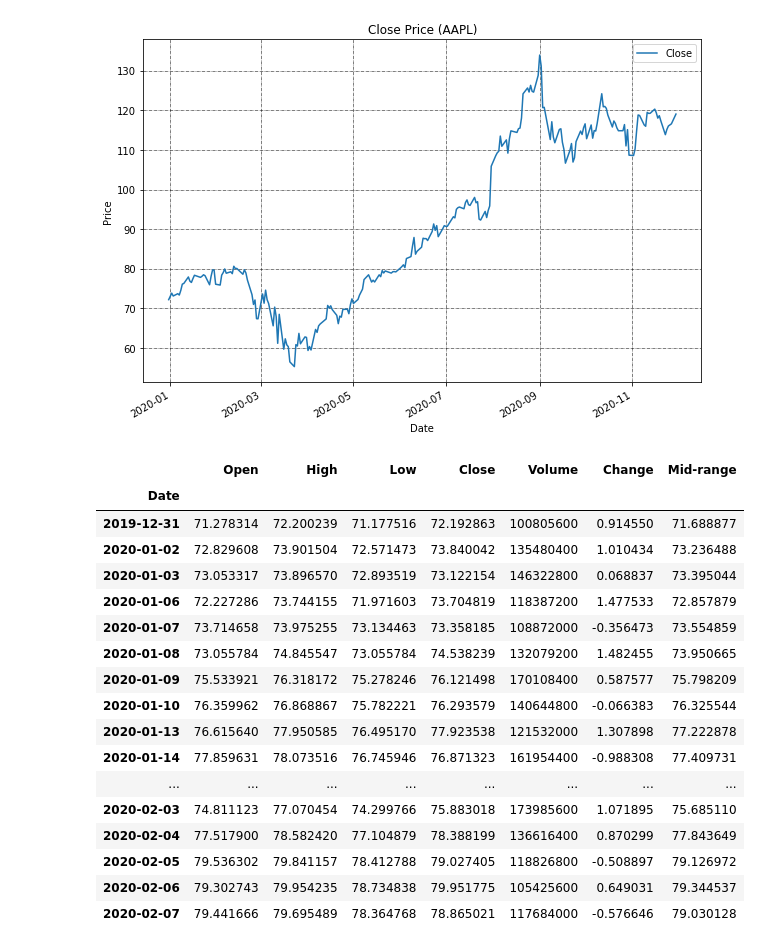
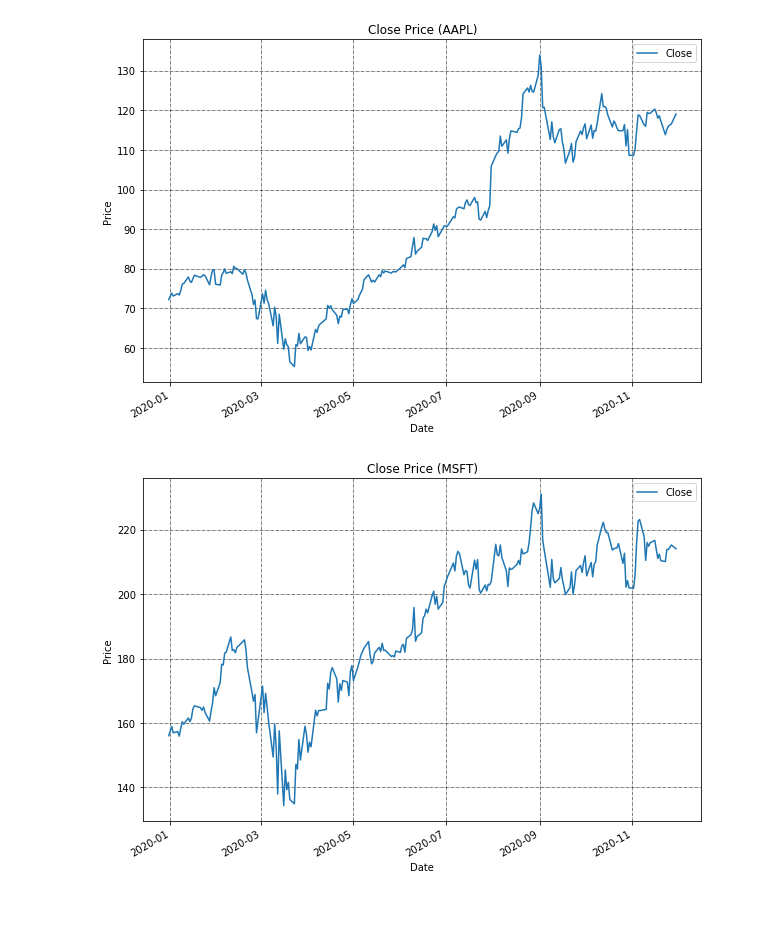
Before and after one commit to datagloves/stock_exchange_project, a Jupyter notebook: Stock_Exchange_Notebook.ipynb, the cells around one changed output. Cells and saved outputs as stored; diff of their text form; code cells hidden in the pictures; blank space fills up the shorter version.

Commit message:
retrieve and plot MSFT & comparison

```diff
--- a/Stock_Exchange_Notebook.ipynb
+++ b/Stock_Exchange_Notebook.ipynb
@@ -35,3 +36,16 @@ else:
     data.to_pickle(DATAFILE_NAME) # save localy
 # %% [output]
 [*********************100%***********************]  1 of 1 completed
+# %%
+#Load Microsoft
+company_name = 'MSFT'
+
+TICKERS = [company_name]
+
+DATAFILE_NAME = "data.pickle1" + company_name
+
+if Path(DATAFILE_NAME).is_file(): # check if we got the datafile already
+    data_ms = pd.read_pickle(DATAFILE_NAME) # read it
+else:
+    data_ms = yf.download(tickers=TICKERS, start=START, end=END, auto_adjust=True)
+    data_ms.to_pickle(DATAFILE_NAME) # save localy
@@ -48,24 +64,12 @@ plt.grid(which="major", color='k', linestyle='-.', linewidth=0.5)
 plt.show()
 # %% [output]
 [figure]
-# %%
-data.head(30)
-# %% [output]
-|  | Open | High | Low | Close | Volume | Change | Mid-range |
-| Date |  |  |  |  |  |  |  |
-| 2019-12-31 | 71.278314 | 72.200239 | 71.177516 | 72.192863 | 100805600 | 0.914550 | 71.688877 |
-| 2020-01-02 | 72.829608 | 73.901504 | 72.571473 | 73.840042 | 135480400 | 1.010434 | 73.236488 |
-| 2020-01-03 | 73.053317 | 73.896570 | 72.893519 | 73.122154 | 146322800 | 0.068837 | 73.395044 |
-| 2020-01-06 | 72.227286 | 73.744155 | 71.971603 | 73.704819 | 118387200 | 1.477533 | 72.857879 |
-| 2020-01-07 | 73.714658 | 73.975255 | 73.134463 | 73.358185 | 108872000 | -0.356473 | 73.554859 |
-| 2020-01-08 | 73.055784 | 74.845547 | 73.055784 | 74.538239 | 132079200 | 1.482455 | 73.950665 |
-| 2020-01-09 | 75.533921 | 76.318172 | 75.278246 | 76.121498 | 170108400 | 0.587577 | 75.798209 |
-| 2020-01-10 | 76.359962 | 76.868867 | 75.782221 | 76.293579 | 140644800 | -0.066383 | 76.325544 |
-| 2020-01-13 | 76.615640 | 77.950585 | 76.495170 | 77.923538 | 121532000 | 1.307898 | 77.222878 |
-| 2020-01-14 | 77.859631 | 78.073516 | 76.745946 | 76.871323 | 161954400 | -0.988308 | 77.409731 |
-| ... | ... | ... | ... | ... | ... | ... | ... |
-| 2020-02-03 | 74.811123 | 77.070454 | 74.299766 | 75.883018 | 173985600 | 1.071895 | 75.685110 |
-| 2020-02-04 | 77.517900 | 78.582420 | 77.104879 | 78.388199 | 136616400 | 0.870299 | 77.843649 |
-| 2020-02-05 | 79.536302 | 79.841157 | 78.412788 | 79.027405 | 118826800 | -0.508897 | 79.126972 |
-| 2020-02-06 | 79.302743 | 79.954235 | 78.734838 | 79.951775 | 105425600 | 0.649031 | 79.344537 |
-| 2020-02-07 | 79.441666 | 79.695489 | 78.364768 | 78.865021 | 117684000 | -0.576646 | 79.030128 |
+# %%
+data_ms.plot(y="Close", figsize=(10, 7))
+plt.title("Close Price (MSFT)")
+plt.ylabel("Price")
+plt.xlabel("Date")
+plt.grid(which="major", color='k', linestyle='-.', linewidth=0.5)
+plt.show()
+# %% [output]
+[figure, added]
```
Also changed, not shown: parts of 3 cells of this notebook, 1 other file.
